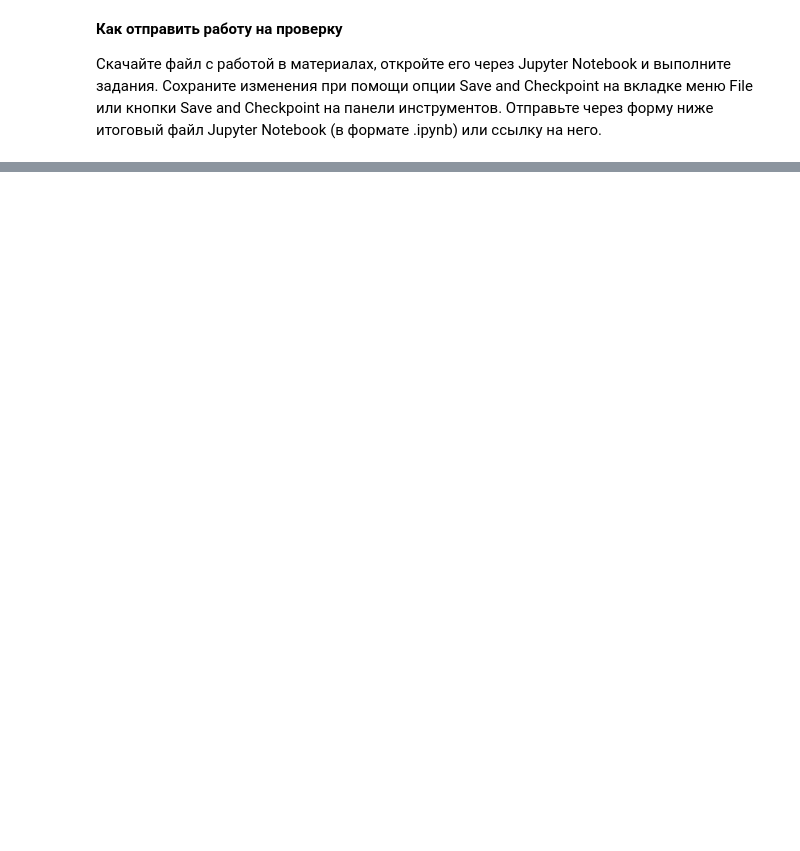
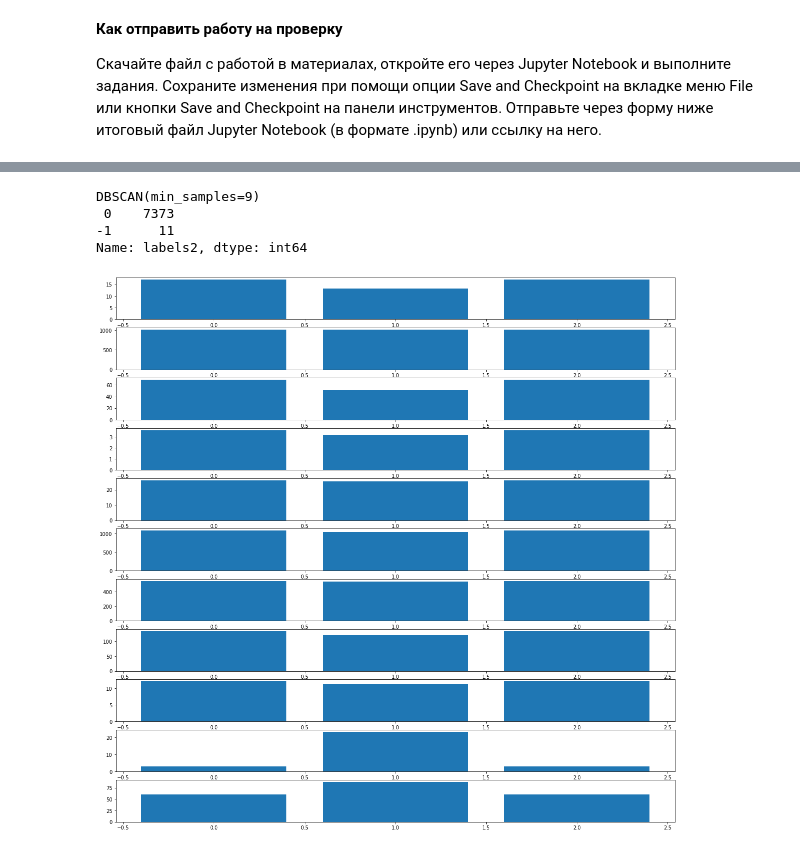
Before and after one commit to Fennec120/ds_junior, a Jupyter notebook: module_15/Практическая работа М15 DBSCAN-Copy1.ipynb, the cells around one changed output, grey strips where cells are left out. Saved outputs shown, nothing was run; the diff lists cells and outputs as text; code cells hidden in the pictures; blank space fills up the shorter version.

```diff
--- a/module_15/Практическая работа М15 DBSCAN-Copy1.ipynb
+++ b/module_15/Практическая работа М15 DBSCAN-Copy1.ipynb
@@ -497,0 +562,5 @@ for ind in df_clusters.index:
+# %%
+# для начала отскалируем
+scaler = MinMaxScaler()
+
+df_scaled = pd.DataFrame(scaler.fit_transform(df), columns=df.columns)
@@ -497,0 +651,55 @@ for ind in df_clusters.index:
+# %%
+best_model = DBSCAN( eps=0.5, min_samples=9)
+
+df_scaled['labels2'] = 0
+df_scaled = df_scaled.drop('labels2', axis=1)
+
+best_model.fit(df_scaled)
+df_scaled['labels2'] = best_model.labels_
+df_scaled['labels2'].value_counts()
+# print(entry)
+print(best_model)
+print(df_scaled['labels2'].value_counts())
+print(' ')
+# %% [output]
+DBSCAN(min_samples=9)
+ 0    7373
+-1      11
+Name: labels2, dtype: int64
+# %%
+df['labels'] = df_scaled['labels2']
+# %%
+groups = dict()
+
+# not_eligible_cols = ['response','pref_le', 'labels']
+labels = list(df.labels.unique())
+labels.append('global')
+for label in labels:
+    groups_int = dict()
+    for col in df.columns:
+        if label != 'global':
+            groups_int[col] = df[df.labels == label][col].mean()
+
+        else:
+
+            groups_int[col] = df[col].mean()
+
+    groups[label] = groups_int
+
+df_clusters = pd.DataFrame.from_dict(groups)
+cluster_labels = list(df_clusters.columns)
+# %%
+ax = plt.subplots(len(df_clusters.index)-1, 1, figsize=(20,20), )[1]
+counter = 0
+for ind in df_clusters.index:
+    if ind == 'labels':
+        continue
+    y = list(df_clusters.loc[[ind]].T[ind])
+#     x = list(range(len(list(df_clusters.loc[[ind]].T[ind]))))
+    x = list(range(len(df_clusters.columns)))
+    ax[counter].bar(x,  y)
+
+
+    counter += 1
+# %% [output]
+[figure, added]
```
Also changed, not shown: parts of 19 cells of this notebook, 1 other file.
